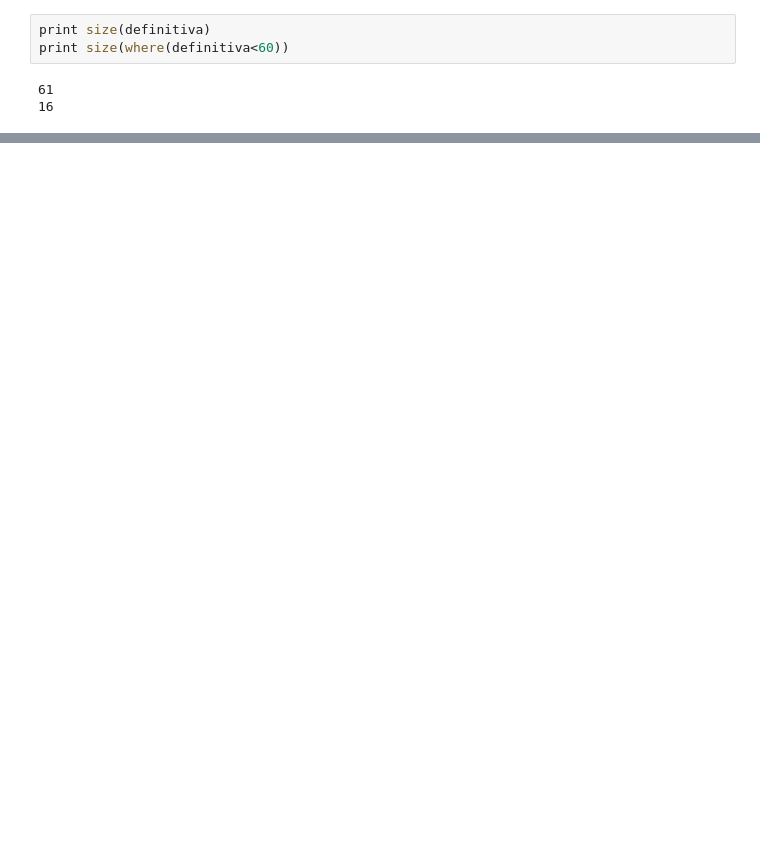
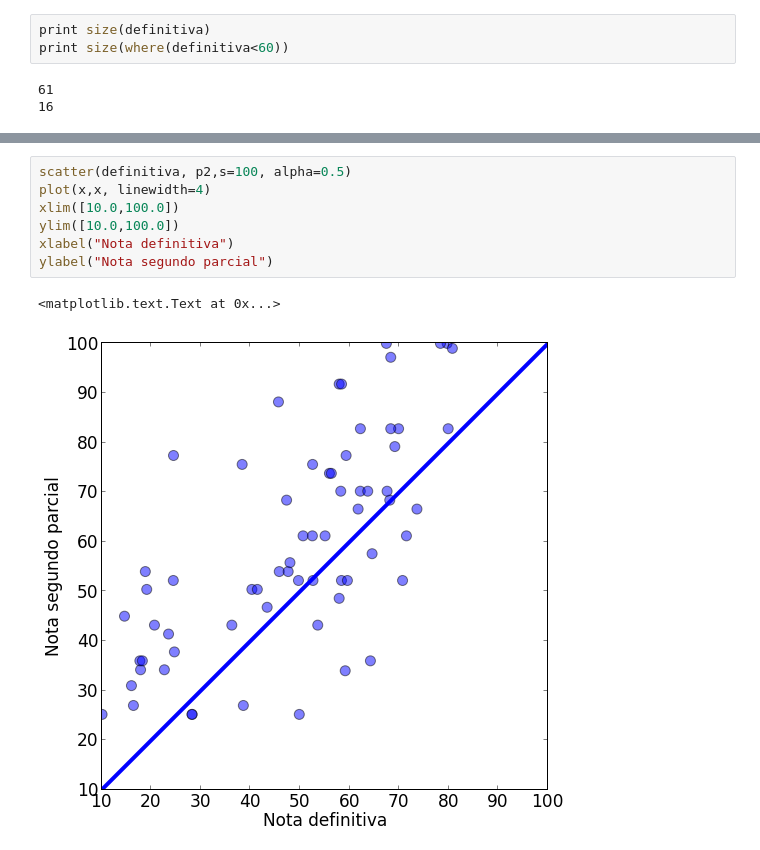
Before and after one commit to forero/CoursePerformance, a Jupyter notebook: src/analysis.ipynb, the cells around one changed output, grey strips where cells are left out. Drawn from its saved outputs; the diff is of its cells as text; blank space fills up the shorter version.

```diff
--- a/src/analysis.ipynb
+++ b/src/analysis.ipynb
@@ -126,0 +109,10 @@ print average(ave)
+# %%
+scatter(definitiva, p2,s=100, alpha=0.5)
+plot(x,x, linewidth=4)
+xlim([10.0,100.0])
+ylim([10.0,100.0])
+xlabel("Nota definitiva")
+ylabel("Nota segundo parcial")
+# %% [output]
+<matplotlib.text.Text at 0x...>
+[figure, added]
```
Also changed, not shown: parts of 12 cells of this notebook.
